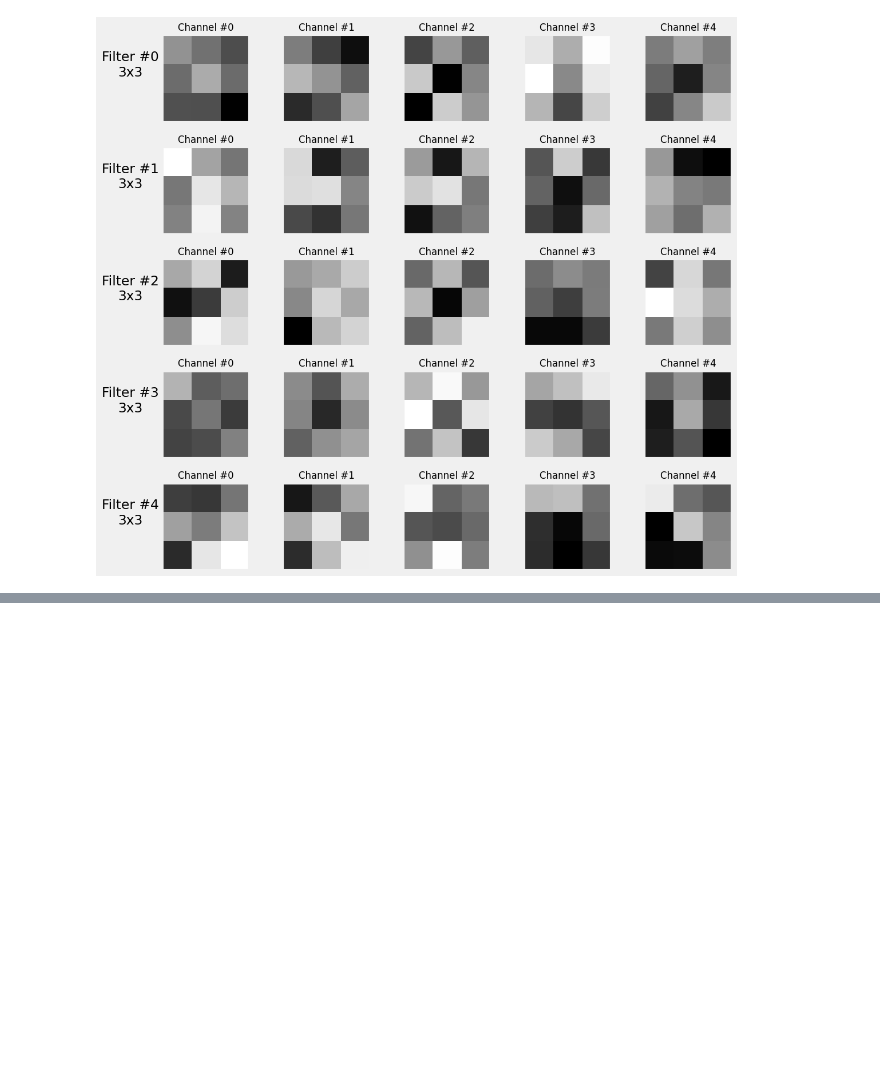
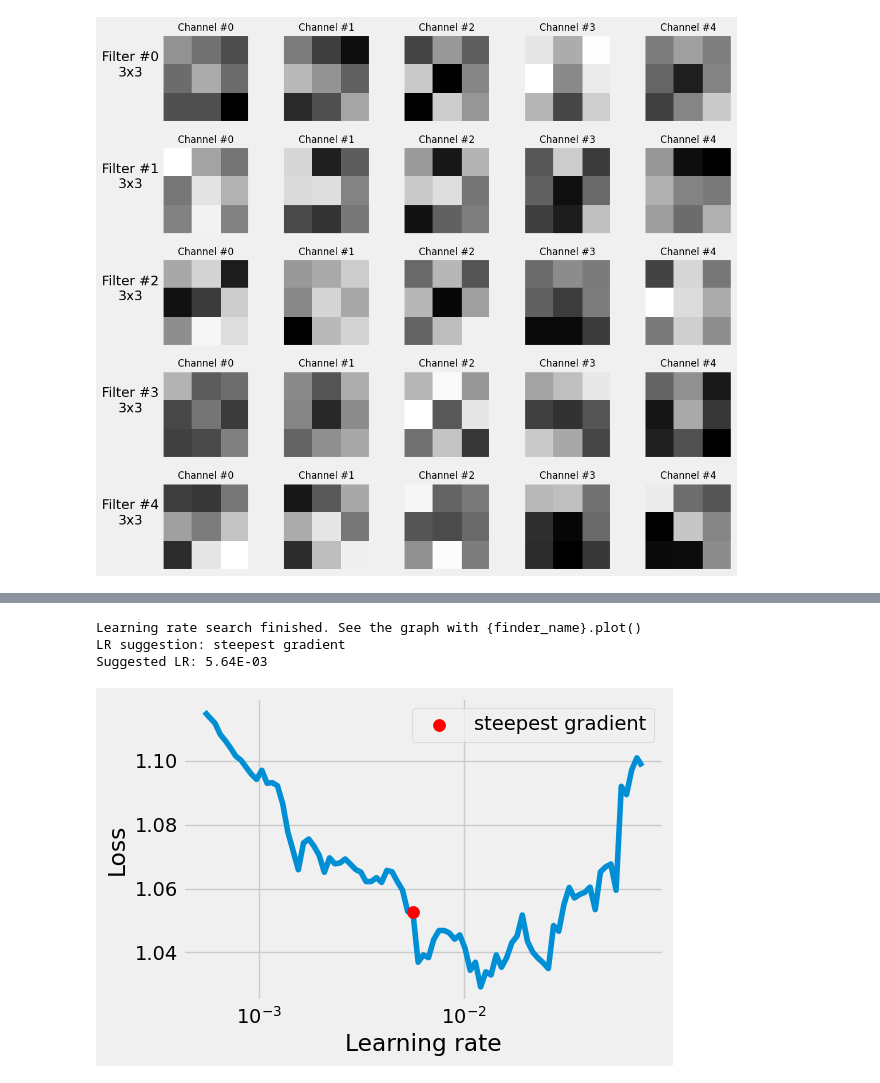
Before and after one commit to opedro-c/image-classifier, a Jupyter notebook: image_classification.ipynb, the cells around one changed output, grey strips where cells are left out. Drawn from its saved outputs; the diff is of its cells as text; code cells hidden in the pictures; blank space fills up the shorter version.

```diff
--- a/image_classification.ipynb
+++ b/image_classification.ipynb
@@ -1093,0 +1235,20 @@ fig = arch_cnn2.visualize_filters('conv2')
+# %%
+fig, ax = plt.subplots(1, 1, figsize=(6, 4))
+
+torch.manual_seed(11)
+new_model = CNN2(n_feature=5, p=0.3)
+multi_loss_fn = nn.CrossEntropyLoss(reduction='mean')
+new_optimizer = optim.Adam(new_model.parameters(), lr=3e-4)
+device = 'cuda' if torch.cuda.is_available() else 'cpu'
+
+lr_finder = LRFinder(new_model, new_optimizer, multi_loss_fn, device=device)
+lr_finder.range_test(train_loader, end_lr=1e-1, num_iter=100)
+lr_finder.plot(ax=ax, log_lr=True)
+
+fig.tight_layout()
+lr_finder.reset()
+# %% [output]
+Learning rate search finished. See the graph with {finder_name}.plot()
+LR suggestion: steepest gradient
+Suggested LR: 5.64E-03
+[figure, added]
```
Also changed, not shown: parts of 83 cells of this notebook.
